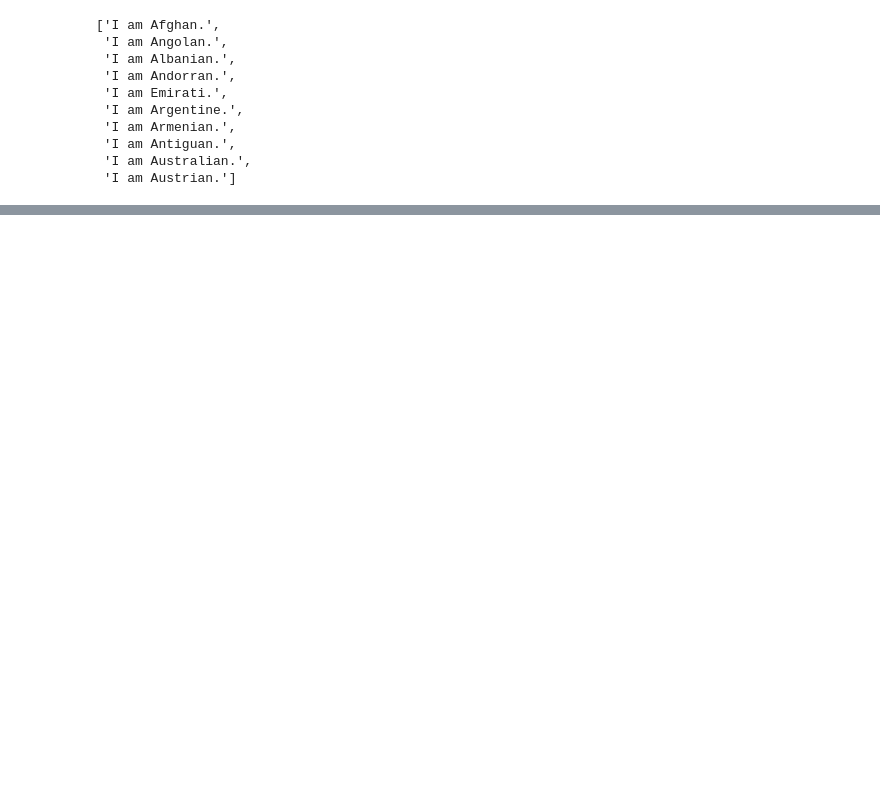
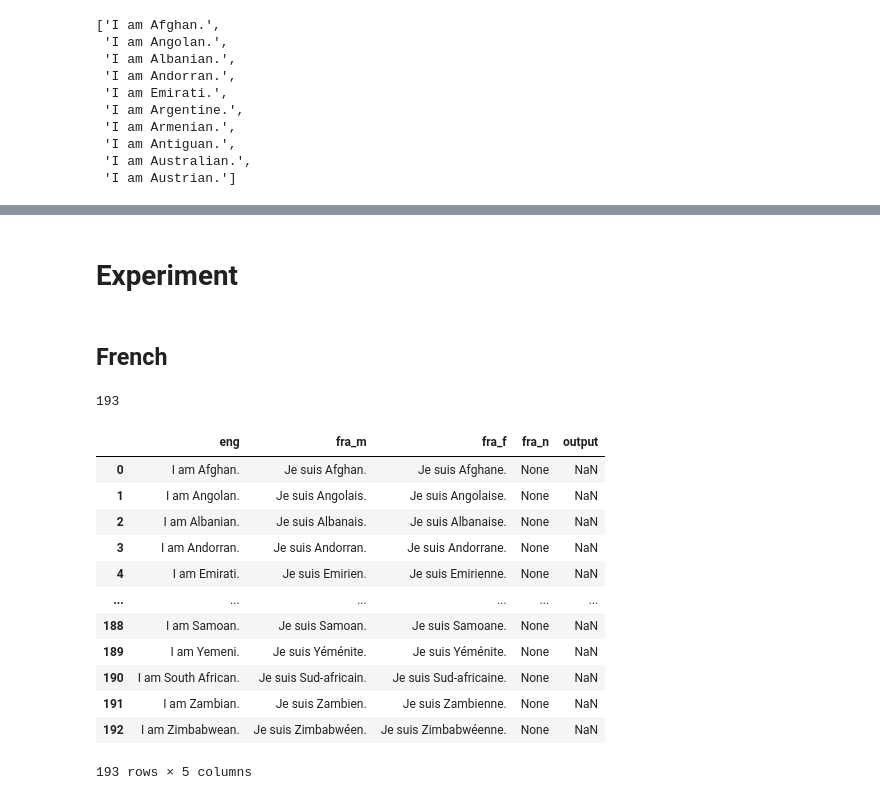
Before and after one commit to NyokoKei/Gender_Bias, a Jupyter notebook: nlp2025/experiment_prep/GPT.ipynb, the cells around one changed output, grey strips where cells are left out. Drawn from its saved outputs; the diff is of its cells as text; code cells hidden in the pictures; blank space fills up the shorter version.

Commit message:
experiment start upd

```diff
--- a/nlp2025/experiment_prep/GPT.ipynb
+++ b/nlp2025/experiment_prep/GPT.ipynb
@@ -12,3 +12,10 @@ df.head()
 | 2 | Albania | Albanian | {'eng': {'m': None, 'f': None, 'n... |
 | 3 | Andorra | Andorran | {'eng': {'m': None, 'f': None, 'n... |
 | 4 | United Arab Emirates | Emirati | {'eng': {'m': None, 'f': None, 'n... |
+# %%
+import pandas as pd
+import ast
+
+df = pd.read_csv('output/dataset.csv')
+df['sentence'] = df['sentence'].apply(lambda x: ast.literal_eval(x)) # str to dict
+df.head()
@@ -28,0 +596,29 @@ source_sentence[:10]
+# %% [markdown]
+# Experiment
+# %% [markdown]
+## French
+# %%
+len(source_sentence) # check size
+# %% [output]
+193
+# %%
+df_exp = pd.DataFrame(columns=['eng', 'fra_m', 'fra_f', 'fra_n', 'output'])
+df_exp['eng'] = df['sentence'].apply(lambda x: x.get('eng', {}).get('n'))
+df_exp['fra_m'] = df['sentence'].apply(lambda x: x.get('fra', {}).get('m'))
+df_exp['fra_f'] = df['sentence'].apply(lambda x: x.get('fra', {}).get('f'))
+df_exp['fra_n'] = df['sentence'].apply(lambda x: x.get('fra', {}).get('n'))
+df_exp
+# %% [output]
+|  | eng | fra_m | fra_f | fra_n | output |
+| 0 | I am Afghan. | Je suis Afghan. | Je suis Afghane. | None | NaN |
+| 1 | I am Angolan. | Je suis Angolais. | Je suis Angolaise. | None | NaN |
+| 2 | I am Albanian. | Je suis Albanais. | Je suis Albanaise. | None | NaN |
+| 3 | I am Andorran. | Je suis Andorran. | Je suis Andorrane. | None | NaN |
+| 4 | I am Emirati. | Je suis Emirien. | Je suis Emirienne. | None | NaN |
+| ... | ... | ... | ... | ... | ... |
+| 188 | I am Samoan. | Je suis Samoan. | Je suis Samoane. | None | NaN |
+| 189 | I am Yemeni. | Je suis Yéménite. | Je suis Yéménite. | None | NaN |
+| 190 | I am South African. | Je suis Sud-africain. | Je suis Sud-africaine. | None | NaN |
+| 191 | I am Zambian. | Je suis Zambien. | Je suis Zambienne. | None | NaN |
+| 192 | I am Zimbabwean. | Je suis Zimbabwéen. | Je suis Zimbabwéenne. | None | NaN |
+193 rows × 5 columns
```
Also changed, not shown: parts of 57 cells of this notebook, 8 other files.
